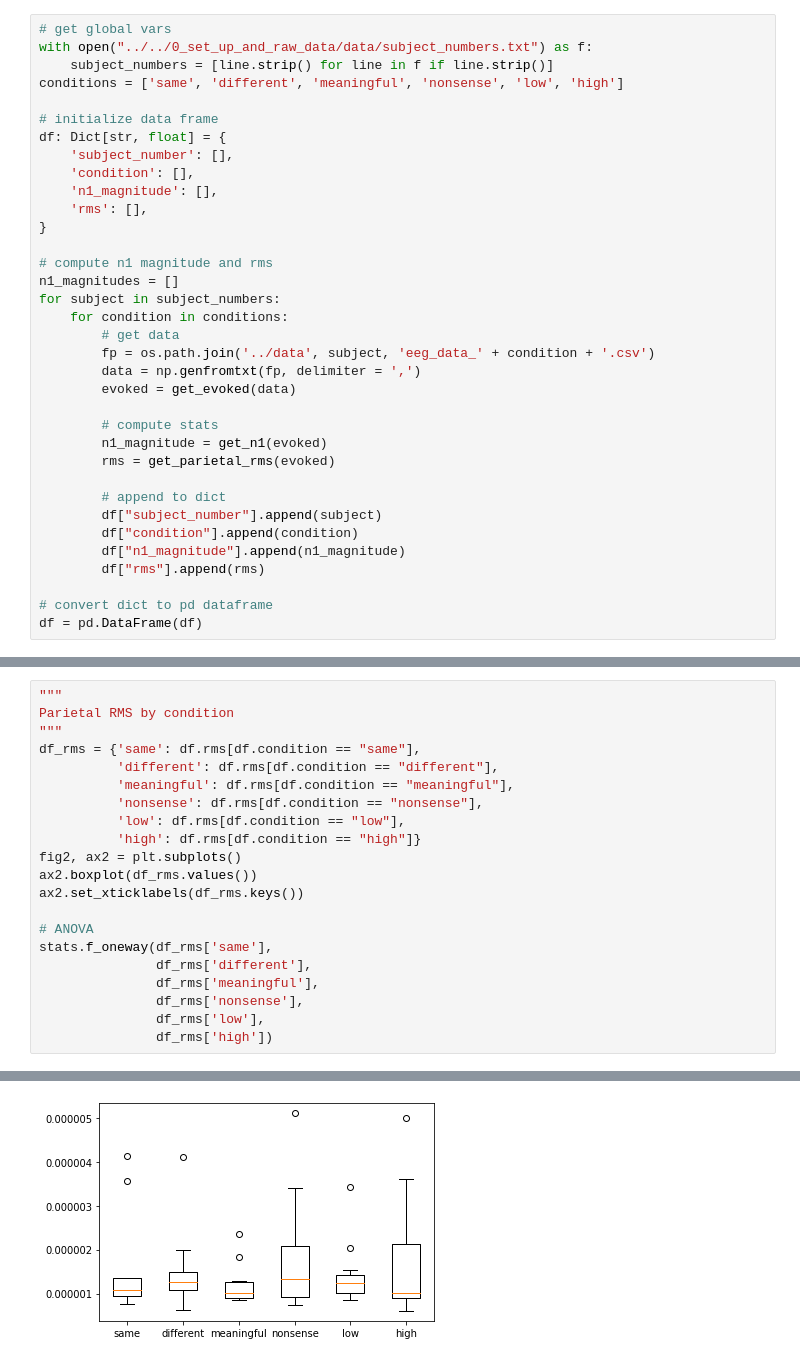
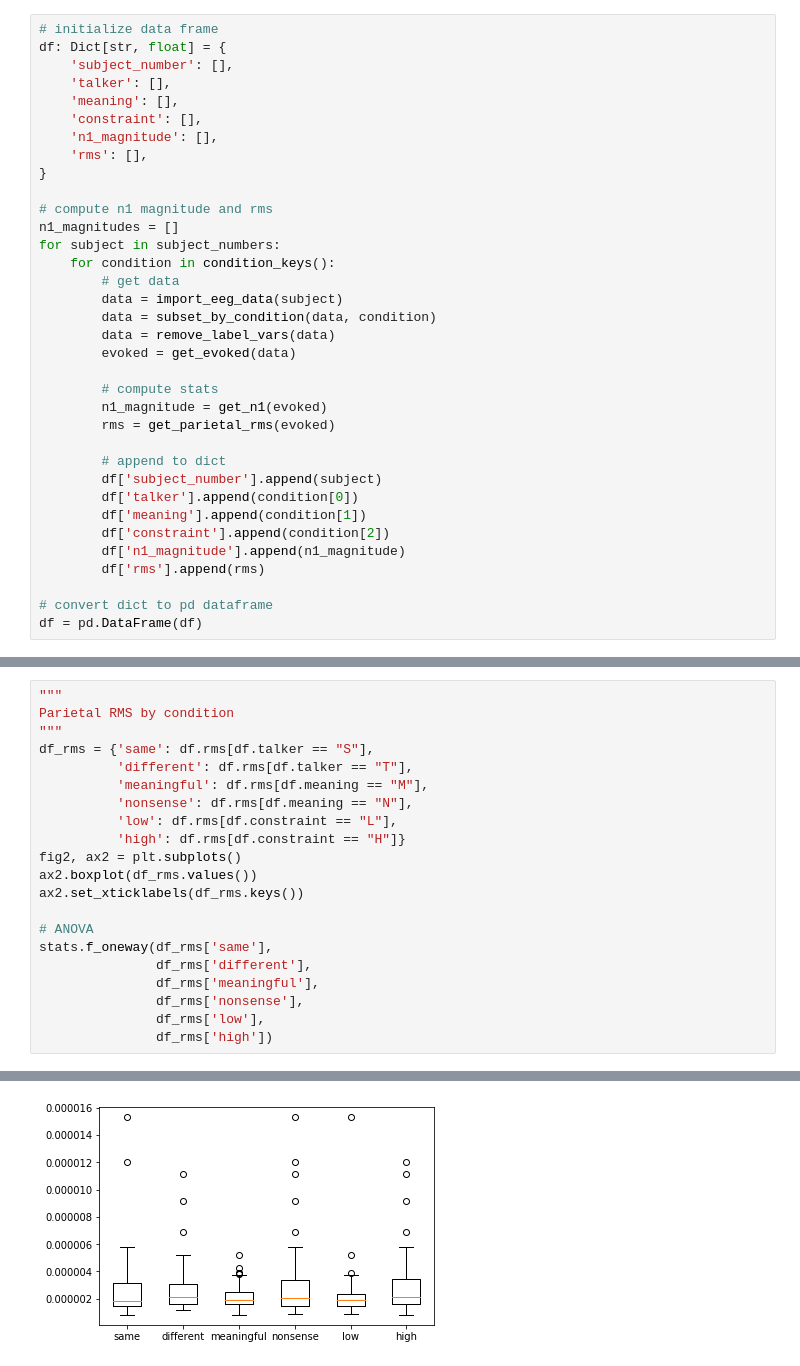
Before and after one commit to letitiayhho/talker_change_data_processing, a Jupyter notebook: 9_N1_RMS/src/n1.ipynb, the cells around one changed output, grey strips where cells are left out. Drawn from its saved outputs; the diff is of its cells as text.

Commit message:
Update to fit data structure with condition columns present

```diff
--- a/9_N1_RMS/src/n1.ipynb
+++ b/9_N1_RMS/src/n1.ipynb
@@ -48,15 +76,12 @@ def get_rms(x):
     rms = np.sqrt(np.mean(x**2))
     return rms
 # %%
-# get global vars
-with open("../../0_set_up_and_raw_data/data/subject_numbers.txt") as f:
-    subject_numbers = [line.strip() for line in f if line.strip()]
-conditions = ['same', 'different', 'meaningful', 'nonsense', 'low', 'high']
-
 # initialize data frame
 df: Dict[str, float] = {
     'subject_number': [],
-    'condition': [],
+    'talker': [],
+    'meaning': [],
+    'constraint': [],
     'n1_magnitude': [],
     'rms': [],
 }
@@ -64,10 +89,11 @@ df: Dict[str, float] = {
 # compute n1 magnitude and rms
 n1_magnitudes = []
 for subject in subject_numbers:
-    for condition in conditions:
+    for condition in condition_keys():
         # get data
-        fp = os.path.join('../data', subject, 'eeg_data_' + condition + '.csv')
-        data = np.genfromtxt(fp, delimiter = ',')
+        data = import_eeg_data(subject)
+        data = subset_by_condition(data, condition)
+        data = remove_label_vars(data)
         evoked = get_evoked(data)
 
         # compute stats
@@ -75,10 +101,12 @@ for subject in subject_numbers:
         rms = get_parietal_rms(evoked)
 
         # append to dict
-        df["subject_number"].append(subject)
-        df["condition"].append(condition)
-        df["n1_magnitude"].append(n1_magnitude)
-        df["rms"].append(rms)
+        df['subject_number'].append(subject)
+        df['talker'].append(condition[0])
+        df['meaning'].append(condition[1])
+        df['constraint'].append(condition[2])
+        df['n1_magnitude'].append(n1_magnitude)
+        df['rms'].append(rms)
 
 # convert dict to pd dataframe
 df = pd.DataFrame(df)
@@ -128,12 +158,12 @@ F_onewayResult(statistic=0.4750116035136119, pvalue=0.7934462683713455)
 """
 Parietal RMS by condition
 """
-df_rms = {'same': df.rms[df.condition == "same"],
-          'different': df.rms[df.condition == "different"],
-          'meaningful': df.rms[df.condition == "meaningful"],
-          'nonsense': df.rms[df.condition == "nonsense"],
-          'low': df.rms[df.condition == "low"],
-          'high': df.rms[df.condition == "high"]}
+df_rms = {'same': df.rms[df.talker == "S"],
+          'different': df.rms[df.talker == "T"],
+          'meaningful': df.rms[df.meaning == "M"],
+          'nonsense': df.rms[df.meaning == "N"],
+          'low': df.rms[df.constraint == "L"],
+          'high': df.rms[df.constraint == "H"]}
 fig2, ax2 = plt.subplots()
 ax2.boxplot(df_rms.values())
 ax2.set_xticklabels(df_rms.keys())
@@ -155,4 +180,4 @@ stats.f_oneway(df_rms['same'],
-[figure, old version]
+[figure, new version]
 # %%
 """
 Relationship between N1 magnitude and Parietal RMS
```
Also changed, not shown: parts of 6 cells of this notebook.
